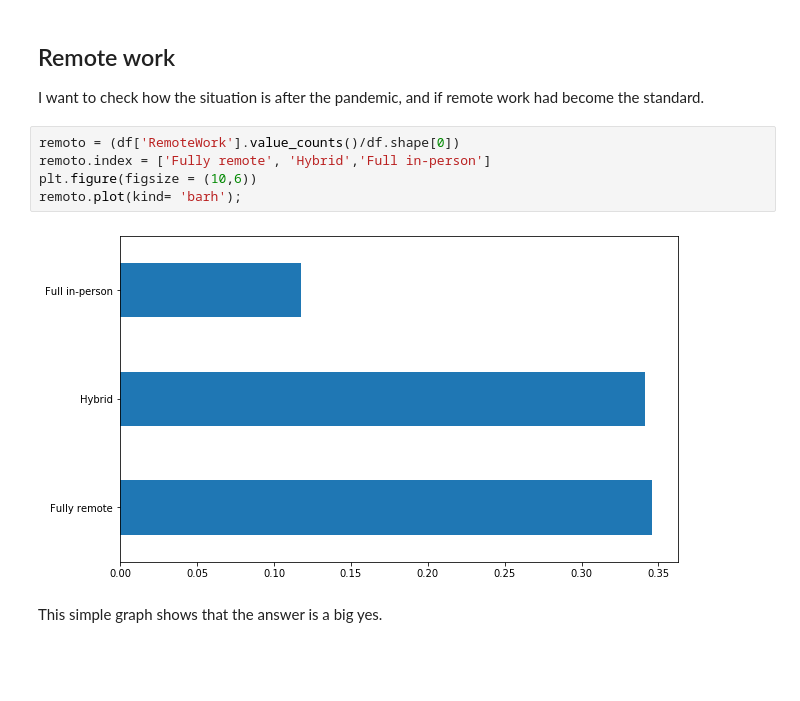
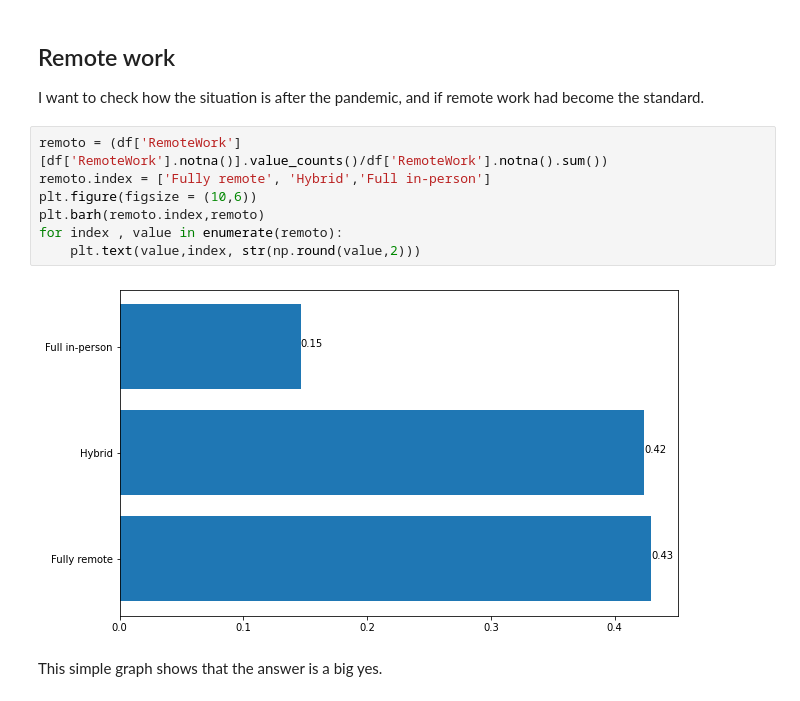
Before and after one commit to pingwie/stackoverflow, a Jupyter notebook: StackOverflow_22.ipynb, the cells around one changed output. Drawn from its saved outputs; the diff is of its cells as text; blank space fills up the shorter version.

```diff
--- a/StackOverflow_22.ipynb
+++ b/StackOverflow_22.ipynb
@@ -295,12 +295,14 @@ sns.boxplot(x=dfsalary[dfsalary['Salary']<upperlim]['Salary'], y = dfsalary['EdL
 ## Remote work
 I want to check how the situation is after the pandemic, and if remote work had become the standard.
 # %%
-remoto = (df['RemoteWork'].value_counts()/df.shape[0])
+remoto = (df['RemoteWork'][df['RemoteWork'].notna()].value_counts()/df['RemoteWork'].notna().sum())
 remoto.index = ['Fully remote', 'Hybrid','Full in-person']
 plt.figure(figsize = (10,6))
-remoto.plot(kind= 'barh');
+plt.barh(remoto.index,remoto)
+for index , value in enumerate(remoto):
+    plt.text(value,index, str(np.round(value,2)))
 # %% [output]
-[figure, old version]
+[figure, new version]
 # %% [markdown]
 This simple graph shows that the answer is a big yes.
 # %% [markdown]
```
Also changed, not shown: parts of 2 cells of this notebook.
